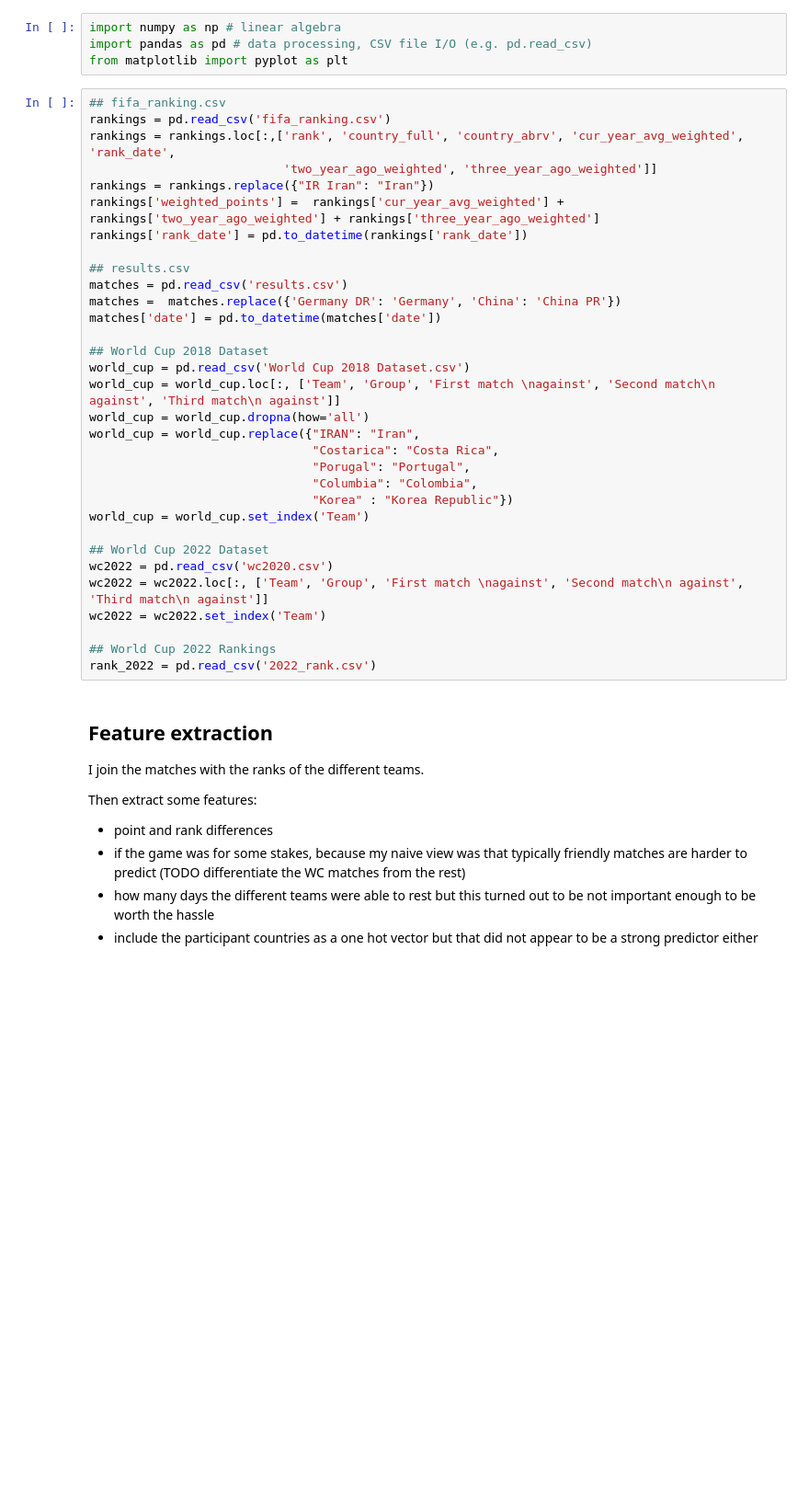
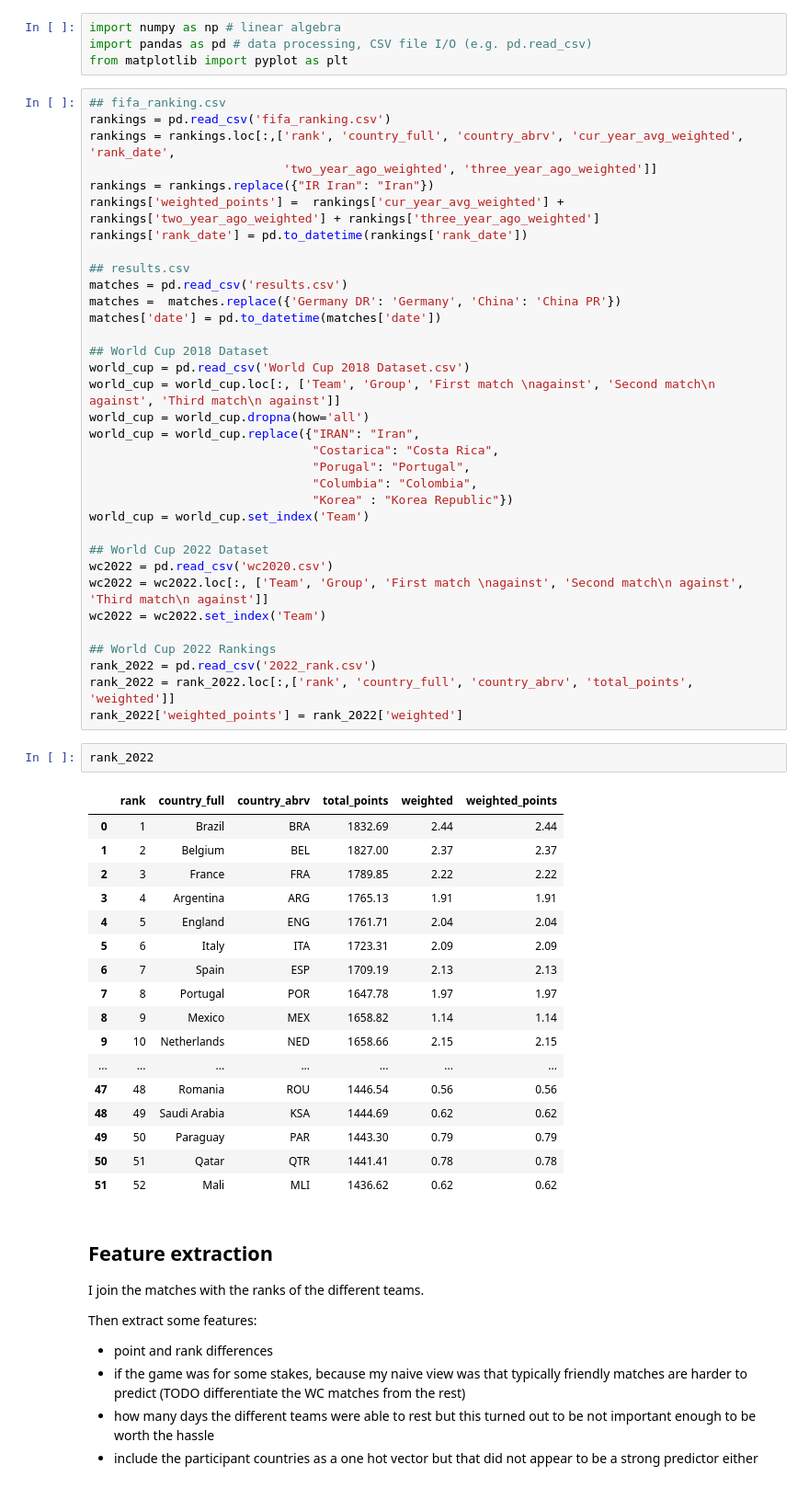
Before and after one commit to RyanJTalbot/bookcamp, a Jupyter notebook: world_cup/kaggle_2022/predictions.ipynb, the cells around one changed output. Shown at 92% size. Saved outputs shown, nothing was run; the diff lists cells and outputs as text; blank space fills up the shorter version.

Commit message:
Update notebook and rank_2022 csv file

```diff
--- a/world_cup/kaggle_2022/predictions.ipynb
+++ b/world_cup/kaggle_2022/predictions.ipynb
@@ -63,6 +63,28 @@ wc2022 = wc2022.set_index('Team')
 
 ## World Cup 2022 Rankings
 rank_2022 = pd.read_csv('2022_rank.csv')
+rank_2022 = rank_2022.loc[:,['rank', 'country_full', 'country_abrv', 'total_points', 'weighted']]
+rank_2022['weighted_points'] = rank_2022['weighted']
+# %%
+rank_2022
+# %% [output]
+|  | rank | country_full | country_abrv | total_points | weighted | weighted_points |
+| 0 | 1 | Brazil | BRA | 1832.69 | 2.44 | 2.44 |
+| 1 | 2 | Belgium | BEL | 1827.00 | 2.37 | 2.37 |
+| 2 | 3 | France | FRA | 1789.85 | 2.22 | 2.22 |
+| 3 | 4 | Argentina | ARG | 1765.13 | 1.91 | 1.91 |
+| 4 | 5 | England | ENG | 1761.71 | 2.04 | 2.04 |
+| 5 | 6 | Italy | ITA | 1723.31 | 2.09 | 2.09 |
+| 6 | 7 | Spain | ESP | 1709.19 | 2.13 | 2.13 |
+| 7 | 8 | Portugal | POR | 1647.78 | 1.97 | 1.97 |
+| 8 | 9 | Mexico | MEX | 1658.82 | 1.14 | 1.14 |
+| 9 | 10 | Netherlands | NED | 1658.66 | 2.15 | 2.15 |
+| ... | ... | ... | ... | ... | ... | ... |
+| 47 | 48 | Romania | ROU | 1446.54 | 0.56 | 0.56 |
+| 48 | 49 | Saudi Arabia | KSA | 1444.69 | 0.62 | 0.62 |
+| 49 | 50 | Paraguay | PAR | 1443.30 | 0.79 | 0.79 |
+| 50 | 51 | Qatar | QTR | 1441.41 | 0.78 | 0.78 |
+| 51 | 52 | Mali | MLI | 1436.62 | 0.62 | 0.62 |
 # %% [markdown]
 ## Feature extraction
 
```
Also changed, not shown: parts of 2 cells of this notebook, 5 other files.
